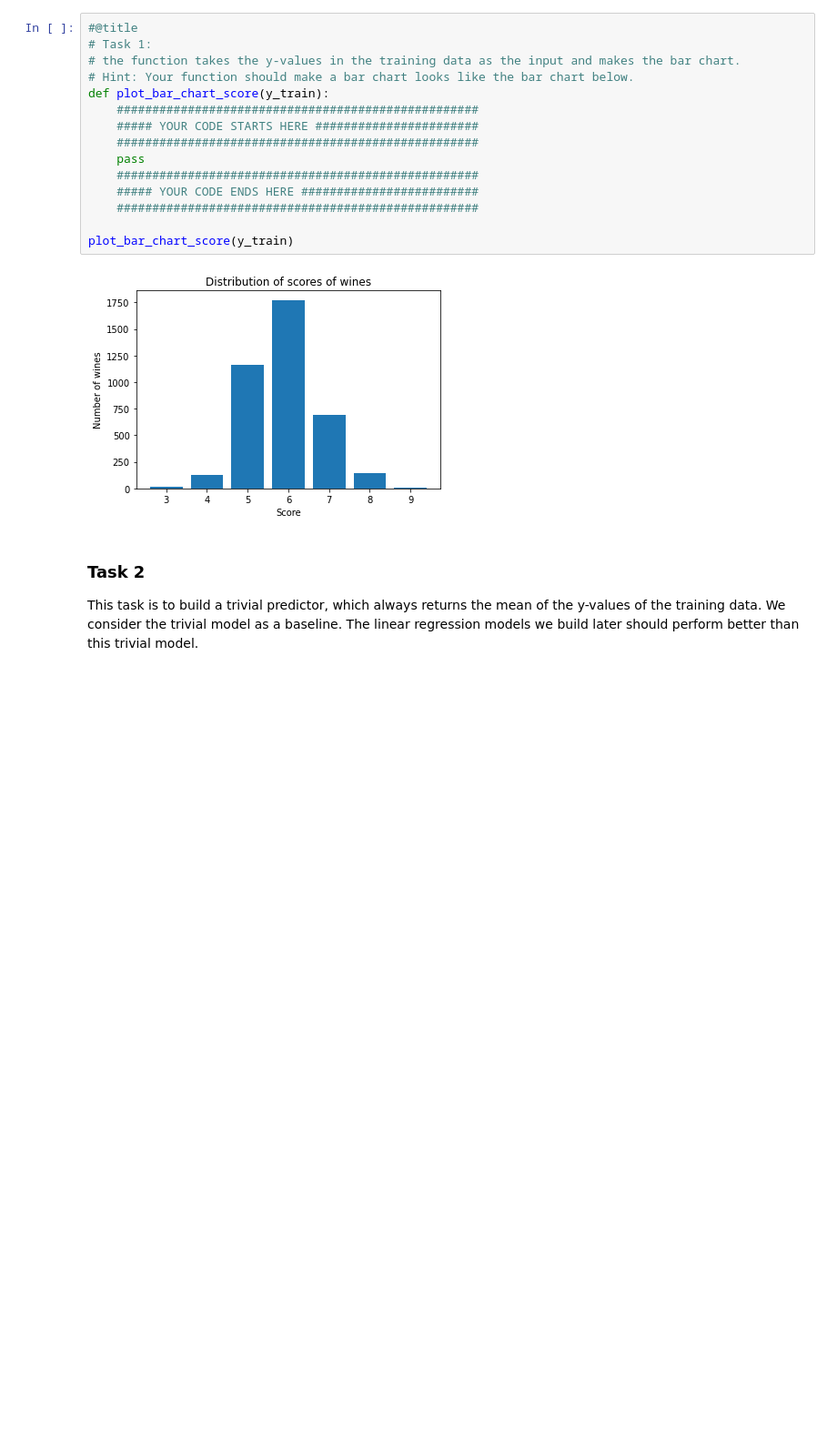
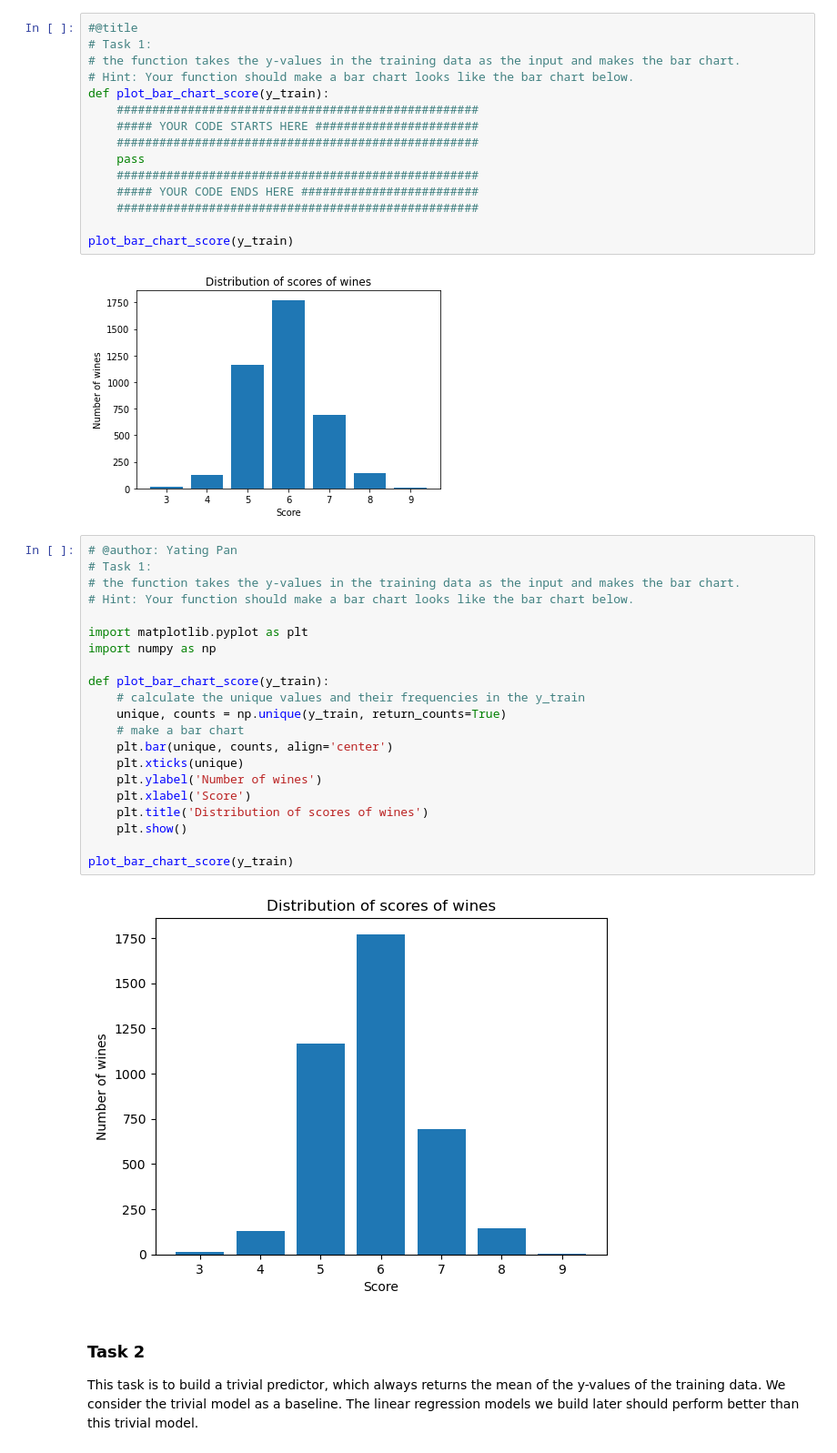
Before and after one commit to YatingPan/FDS2023Fall_Practical01, a Jupyter notebook: Practical1_skeleton.ipynb, the cells around one changed output. Shown at 91% size. Cells and saved outputs as stored; diff of their text form; blank space fills up the shorter version.

Commit message:
completed task 1 and task 3

```diff
--- a/Practical1_skeleton.ipynb
+++ b/Practical1_skeleton.ipynb
@@ -112,6 +112,29 @@ def plot_bar_chart_score(y_train):
 plot_bar_chart_score(y_train)
 # %% [output]
 [figure]
+# %%
+# @author: Yating Pan
+# Task 1:
+# the function takes the y-values in the training data as the input and makes the bar chart.
+# Hint: Your function should make a bar chart looks like the bar chart below.
+
+import matplotlib.pyplot as plt
+import numpy as np
+
+def plot_bar_chart_score(y_train):
+    # calculate the unique values and their frequencies in the y_train
+    unique, counts = np.unique(y_train, return_counts=True)
+    # make a bar chart
+    plt.bar(unique, counts, align='center')
+    plt.xticks(unique)
+    plt.ylabel('Number of wines')
+    plt.xlabel('Score')
+    plt.title('Distribution of scores of wines')
+    plt.show()
+
+plot_bar_chart_score(y_train)
+# %% [output]
+[figure, added]
 # %% [markdown]
 ### **Task 2**
 This task is to build a trivial predictor, which always returns the mean of the y-values of the training data. We consider the trivial model as a baseline. The linear regression models we build later should perform better than this trivial model.
```
Also changed, not shown: parts of 2 cells of this notebook.
